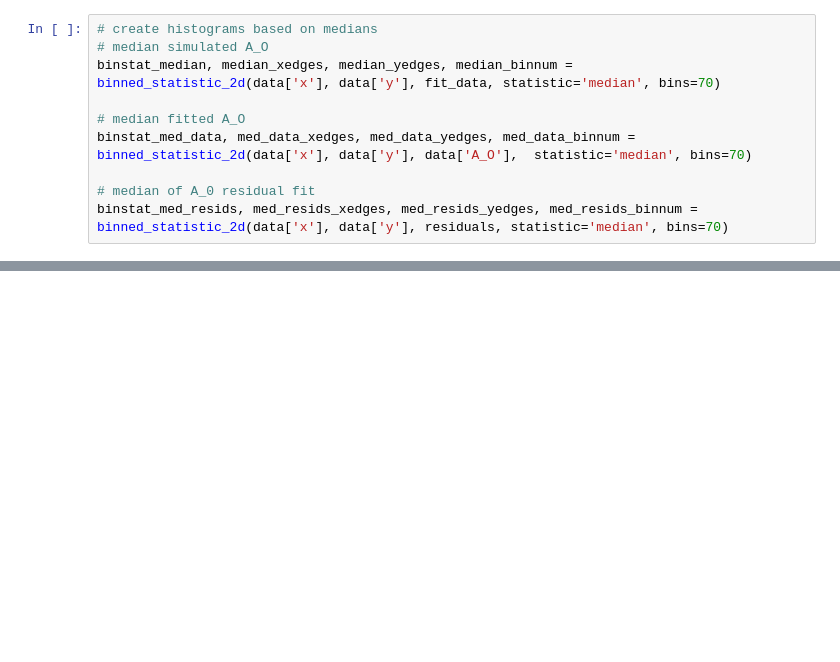
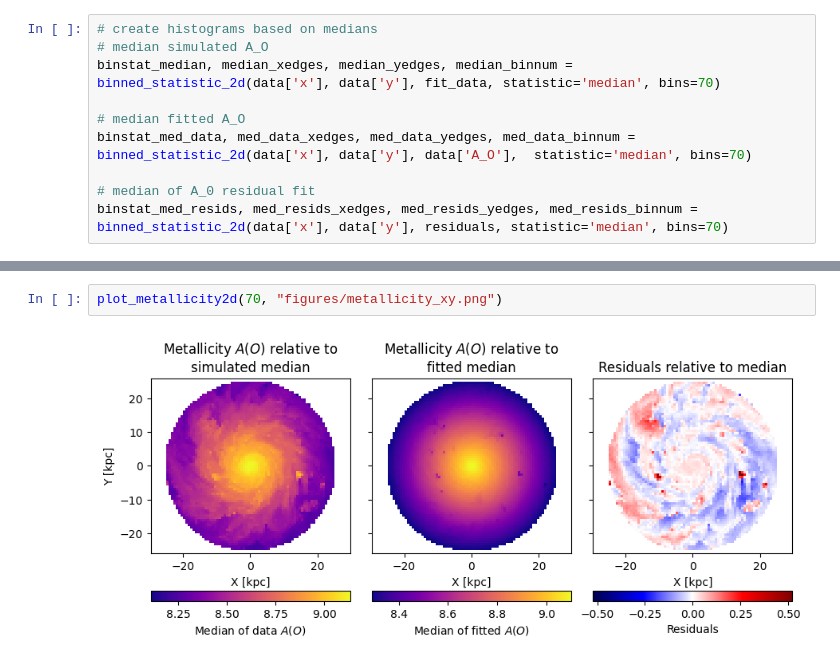
Before and after one commit to cyb0rb/astr8004_assign3, a Jupyter notebook: assignment3.ipynb, the cells around one changed output, grey strips where cells are left out. Drawn from its saved outputs; the diff is of its cells as text; blank space fills up the shorter version.

```diff
--- a/assignment3.ipynb
+++ b/assignment3.ipynb
@@ -240,0 +268,4 @@ plt.show()
+# %%
+plot_metallicity2d(70, "figures/metallicity_xy.png")
+# %% [output]
+[figure, added]
```
Also changed, not shown: parts of 7 cells of this notebook, 3 other files.
